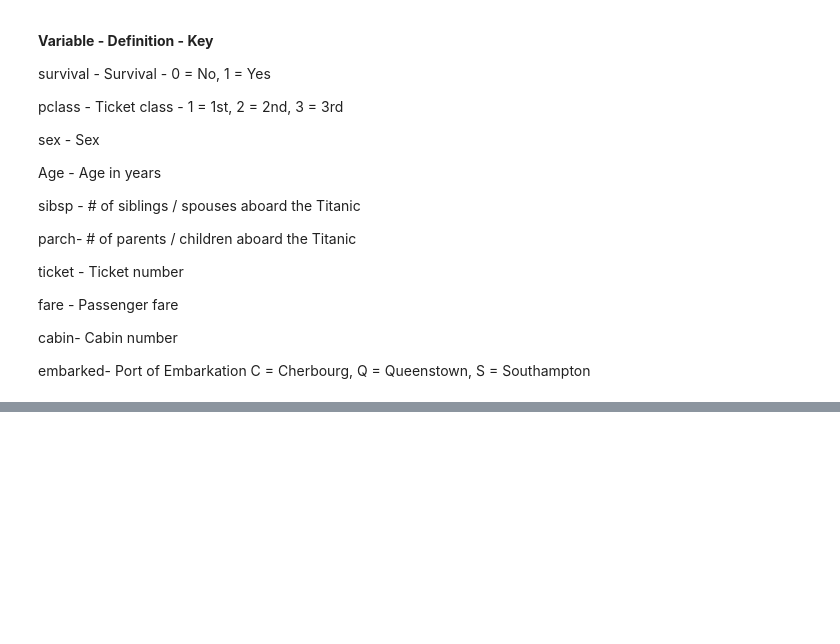
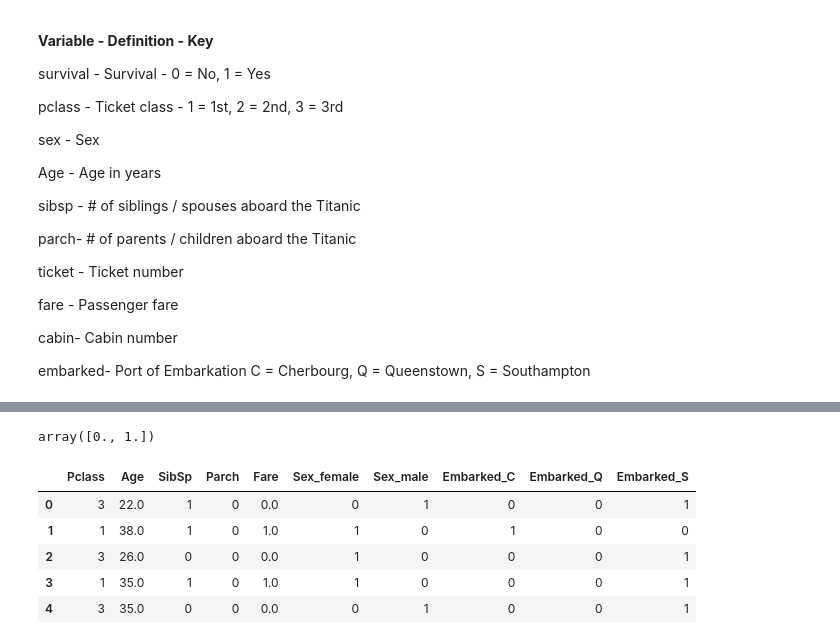
Before and after one commit to hugosantosbessa/ML2023-HugoBessa, a Jupyter notebook: llistas/arvores/Exercicio.ipynb, the cells around one changed output, grey strips where cells are left out. Drawn from its saved outputs; the diff is of its cells as text; code cells hidden in the pictures; blank space fills up the shorter version.

```diff
--- a/llistas/arvores/Exercicio.ipynb
+++ b/llistas/arvores/Exercicio.ipynb
@@ -47,0 +56,3 @@ embarked- Port of Embarkation	C = Cherbourg, Q = Queenstown, S = Southampton
+# %%
+data_train = pd.read_csv('train.csv')
+data_test = pd.read_csv('test.csv')
@@ -47,0 +112,17 @@ embarked- Port of Embarkation	C = Cherbourg, Q = Queenstown, S = Southampton
+# %%
+X_train['Fare'].unique()
+# %% [output]
+array([0., 1.])
+# %%
+X_train = pd.get_dummies(X_train)
+X_train.fillna(0, inplace = True)
+X_test = pd.get_dummies(X_test)
+X_test.fillna(0, inplace = True)
+X_train.head()
+# %% [output]
+|  | Pclass | Age | SibSp | Parch | Fare | Sex_female | Sex_male | Embarked_C | Embarked_Q | Embarked_S |
+| 0 | 3 | 22.0 | 1 | 0 | 0.0 | 0 | 1 | 0 | 0 | 1 |
+| 1 | 1 | 38.0 | 1 | 0 | 1.0 | 1 | 0 | 1 | 0 | 0 |
+| 2 | 3 | 26.0 | 0 | 0 | 0.0 | 1 | 0 | 0 | 0 | 1 |
+| 3 | 1 | 35.0 | 1 | 0 | 1.0 | 1 | 0 | 0 | 0 | 1 |
+| 4 | 3 | 35.0 | 0 | 0 | 0.0 | 0 | 1 | 0 | 0 | 1 |
```
Also changed, not shown: parts of 12 cells of this notebook, 6 other files.
